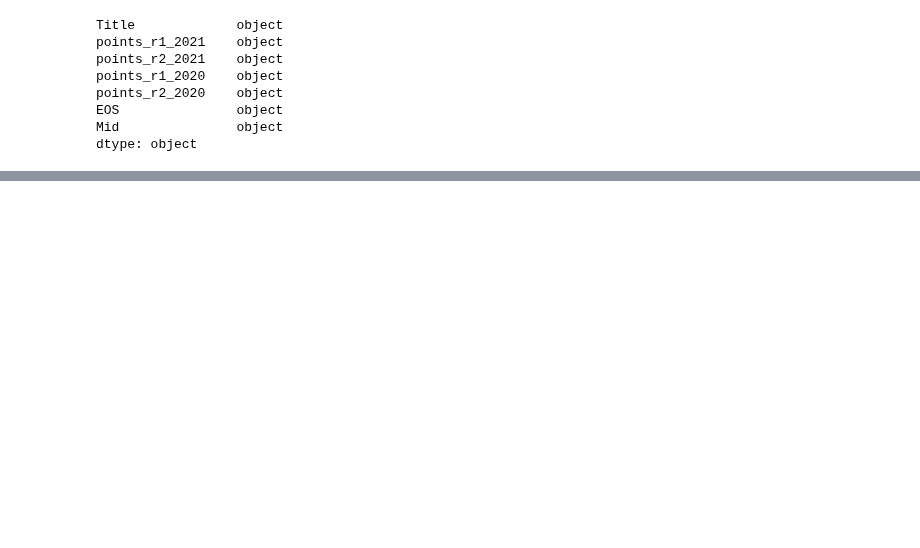
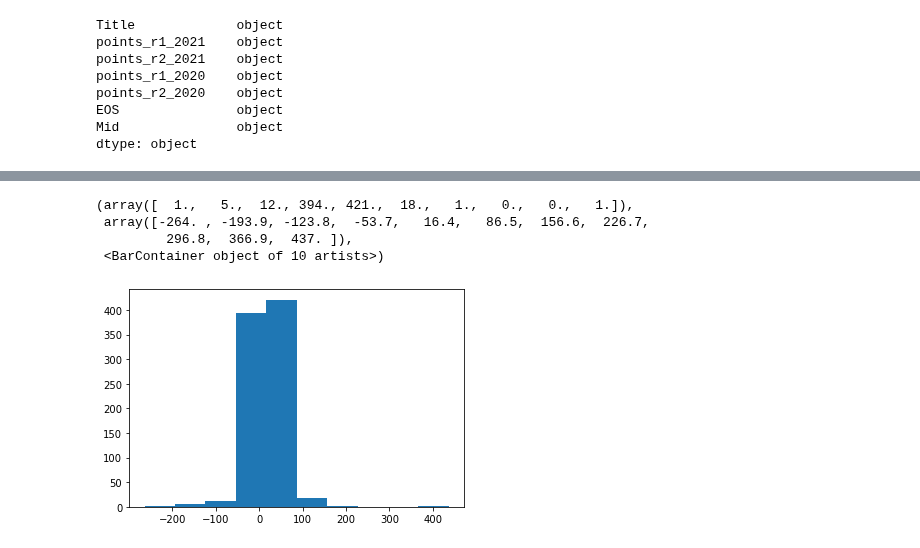
Before and after one commit to kaob1991/fundamentals-DA-assessment, a Jupyter notebook: cao.ipynb, the cells around one changed output, grey strips where cells are left out. Cells and saved outputs as stored; diff of their text form; code cells hidden in the pictures; blank space fills up the shorter version.

```diff
--- a/cao.ipynb
+++ b/cao.ipynb
@@ -913,0 +894,7 @@ Name: MH801, dtype: object
+# %%
+allcourses["points_r1_2021"] = pd.to_numeric(allcourses["points_r1_2021"], errors ='coerce').fillna(np.nan)
+allcourses["points_r2_2021"] = pd.to_numeric(allcourses["points_r2_2021"], errors ='coerce').fillna(np.nan)
+allcourses["points_r1_2020"] = pd.to_numeric(allcourses["points_r1_2020"], errors ='coerce').fillna(np.nan)
+allcourses["points_r2_2020"] = pd.to_numeric(allcourses["points_r2_2020"], errors ='coerce').fillna(np.nan)
+allcourses["EOS"] = pd.to_numeric(allcourses["EOS"], errors ='coerce').fillna(np.nan)
+allcourses["Mid"] = pd.to_numeric(allcourses["Mid"], errors ='coerce').fillna(np.nan)
@@ -913,0 +926,3 @@ Name: MH801, dtype: object
+# %%
+diff = allcourses["points_r1_2021"]-allcourses["points_r1_2020"]
+diff
@@ -913,0 +943,9 @@ Name: MH801, dtype: object
+# %%
+x = diff
+plt.hist(x)
+# %% [output]
+(array([  1.,   5.,  12., 394., 421.,  18.,   1.,   0.,   0.,   1.]),
+ array([-264. , -193.9, -123.8,  -53.7,   16.4,   86.5,  156.6,  226.7,
+         296.8,  366.9,  437. ]),
+ <BarContainer object of 10 artists>)
+[figure, added]
```
Also changed, not shown: parts of 16 cells of this notebook, 40 other files.
